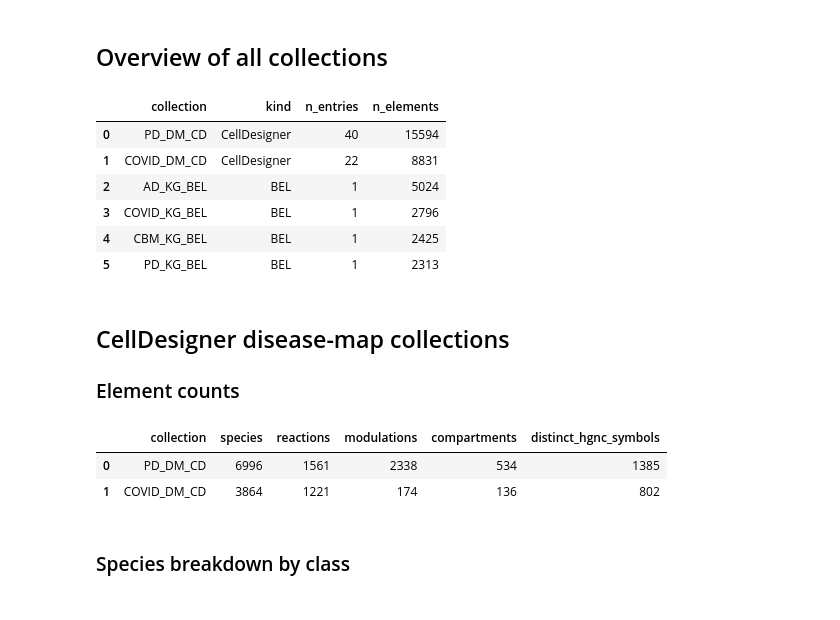
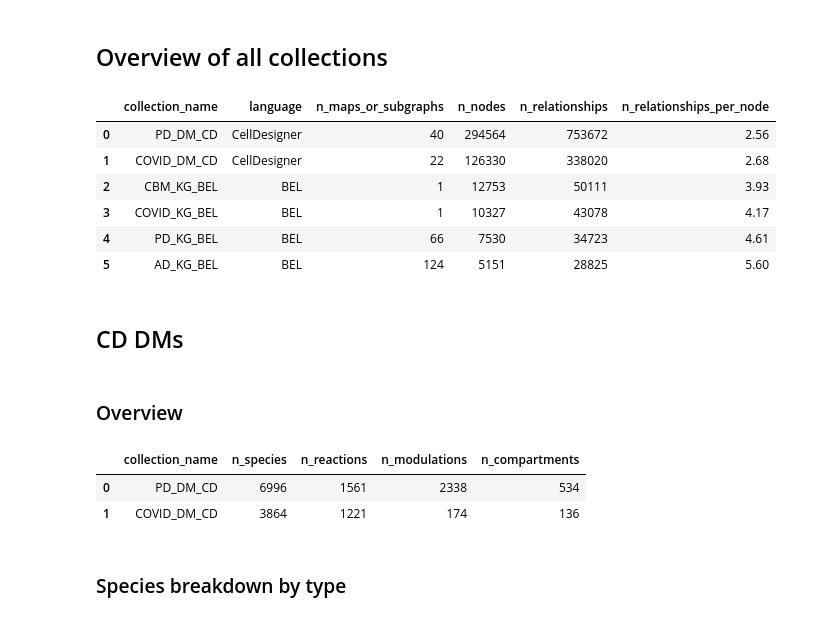
Before and after one commit to adrienrougny/commute_dm, a Jupyter notebook: scripts/main_analysis/2_05_get_collections_statistics.ipynb, the cells around one changed output. Drawn from its saved outputs; the diff is of its cells as text; code cells hidden in the pictures.

```diff
--- a/scripts/main_analysis/2_05_get_collections_statistics.ipynb
+++ b/scripts/main_analysis/2_05_get_collections_statistics.ipynb
@@ -25,4 +49,7 @@ backend = momapy_kb.lpg.backends.neo4j.Neo4jBackend(
     notifications_min_severity="off",
 )
 session = momapy_kb.lpg.session.Session(backend)
+# %%
+BEL_COLLECTIONS = ["AD_KG_BEL", "CBM_KG_BEL", "COVID_KG_BEL", "PD_KG_BEL"]
+CD_COLLECTIONS = ["COVID_DM_CD", "PD_DM_CD"]
 # %% [markdown]
@@ -38,27 +66,3 @@ two collection kinds have different shapes in the DB:
 - **BEL collections** (`AD_KG_BEL`, `PD_KG_BEL`, `COVID_KG_BEL`, `CBM_KG_BEL`): a single
   `BELModel` per collection, with model elements linked by `HAS_NODE` and
   thematic `Subgraph` nodes linked by `HAS_SUBGRAPH`.
-# %%
-def get_collections_overview(session):
-    """One row per collection: kind (CD/BEL), number of entries (maps for CD),
-    and total number of model elements / nodes."""
-    query = """
-        MATCH (c:Collection)-[:HAS_ENTRY]->(e:CollectionEntry)
-        OPTIONAL MATCH (e)-[:HAS_OBJ]->(cd:CellDesignerMap)
-        OPTIONAL MATCH (e)-[:HAS_OBJ]->(bel:BELModel)
-        WITH c, e, cd, bel
-        OPTIONAL MATCH (cd)-[:HAS_MODEL]->(:CellDesignerModel)-[:HAS_MODEL_ELEMENT]->(cd_el)
-        OPTIONAL MATCH (bel)-[:HAS_NODE]->(bel_node) WHERE NOT bel_node:Subgraph
-        RETURN
-            c.name AS collection,
-            CASE WHEN count(DISTINCT cd) > 0 THEN "CellDesigner" ELSE "BEL" END AS kind,
-            count(DISTINCT e) AS n_entries,
-            count(DISTINCT cd_el) + count(DISTINCT bel_node) AS n_elements
-        ORDER BY collection
-    """
-    rows = session.execute_query(query)
-    df = pd.DataFrame(
-        [dict(row) for row in rows],
-        columns=["collection_name", "language", "n_entries", "n_nodes"],
-    )
-    return df.sort_values("n_elements", ascending=False).reset_index(drop=True)
@@ -462,15 +118,15 @@ def fit_degree_power_law(degrees):
 # %%
 overview_df = get_collections_overview(session)
-overview_df
+stripe_table(overview_df)
 # %% [output]
-|  | collection | kind | n_entries | n_elements |
-| 0 | PD_DM_CD | CellDesigner | 40 | 15594 |
-| 1 | COVID_DM_CD | CellDesigner | 22 | 8831 |
-| 2 | AD_KG_BEL | BEL | 1 | 5024 |
-| 3 | COVID_KG_BEL | BEL | 1 | 2796 |
-| 4 | CBM_KG_BEL | BEL | 1 | 2425 |
-| 5 | PD_KG_BEL | BEL | 1 | 2313 |
+|  | collection_name | language | n_maps_or_subgraphs | n_nodes | n_relationships | n_relationships_per_node |
+| 0 | PD_DM_CD | CellDesigner | 40 | 294564 | 753672 | 2.56 |
+| 1 | COVID_DM_CD | CellDesigner | 22 | 126330 | 338020 | 2.68 |
+| 2 | CBM_KG_BEL | BEL | 1 | 12753 | 50111 | 3.93 |
+| 3 | COVID_KG_BEL | BEL | 1 | 10327 | 43078 | 4.17 |
+| 4 | PD_KG_BEL | BEL | 66 | 7530 | 34723 | 4.61 |
+| 5 | AD_KG_BEL | BEL | 124 | 5151 | 28825 | 5.60 |
 # %% [markdown]
-## CellDesigner disease-map collections
-
-### Element counts
+## CD DMs
+# %% [markdown]
+### Overview
@@ -477,9 +165,9 @@ overview_df
 # %%
-cd_stats_df = get_cd_collections_statistics(session)
-cd_stats_df
+cd_overview_df = get_cd_collections_overview(session)
+stripe_table(cd_overview_df)
 # %% [output]
-|  | collection | species | reactions | modulations | compartments | distinct_hgnc_symbols |
-| 0 | PD_DM_CD | 6996 | 1561 | 2338 | 534 | 1385 |
-| 1 | COVID_DM_CD | 3864 | 1221 | 174 | 136 | 802 |
+|  | collection_name | n_species | n_reactions | n_modulations | n_compartments |
+| 0 | PD_DM_CD | 6996 | 1561 | 2338 | 534 |
+| 1 | COVID_DM_CD | 3864 | 1221 | 174 | 136 |
 # %% [markdown]
-### Species breakdown by class
+### Species breakdown by type
```
Also changed, not shown: parts of 78 cells of this notebook, 6 other files.
